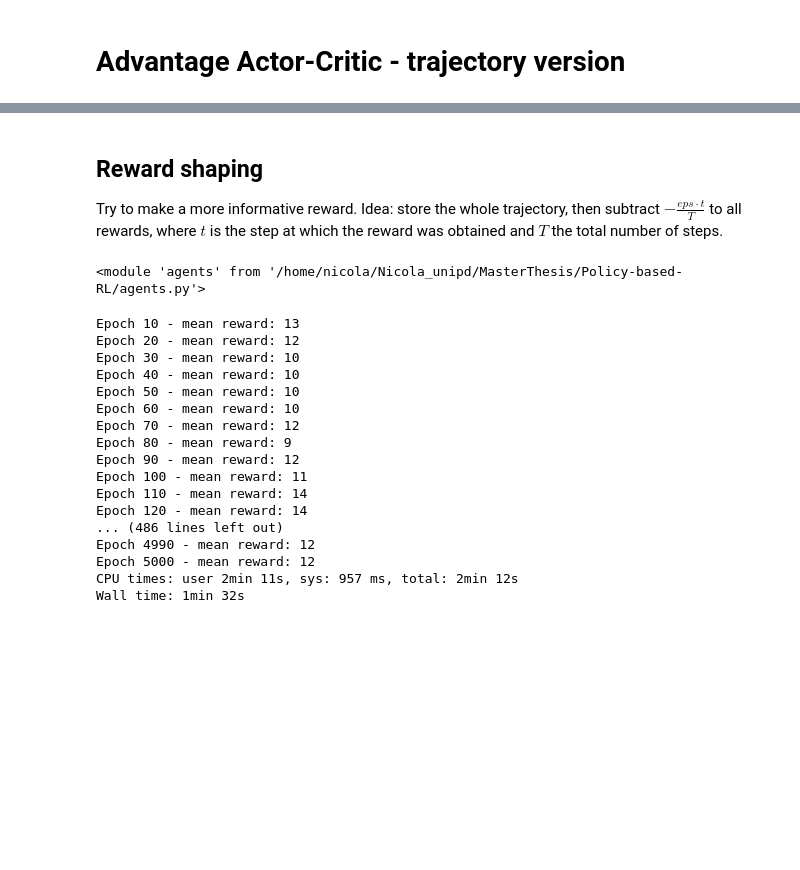
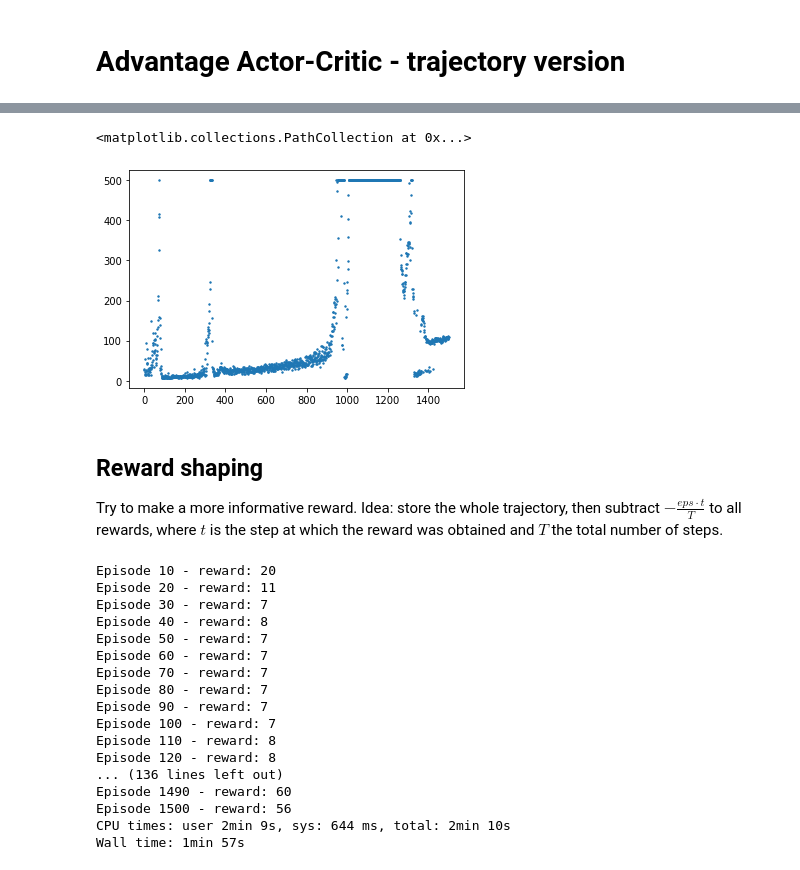
Before and after one commit to nicoladainese96/Policy-based-RL, a Jupyter notebook: cartpole_task.ipynb, the cells around one changed output, grey strips where cells are left out. Saved outputs shown, nothing was run; the diff lists cells and outputs as text; code cells hidden in the pictures; blank space fills up the shorter version.

```diff
--- a/cartpole_task.ipynb
+++ b/cartpole_task.ipynb
@@ -317,0 +230,3 @@ render_test_episode(agent_v1)
+# %%
+%%time
+agent_MC, performance_MC = train_cartpole_A2C(n_epochs=1500, lr=5e-3, TD=False)
@@ -317,0 +251,6 @@ render_test_episode(agent_v1)
+# %%
+episodes = np.arange(1,len(performance_MC)+1)
+plt.scatter(episodes, performance_MC, s=2)
+# %% [output]
+<matplotlib.collections.PathCollection at 0x...>
+[figure, added]
@@ -320,11 +261,6 @@ render_test_episode(agent_v1)
 
 Try to make a more informative reward.
 Idea: store the whole trajectory, then subtract $-\frac{eps \cdot t}{T}$ to all rewards, where $t$ is the step at which the reward was obtained and $T$ the total number of steps.
-# %%
-from importlib import reload
-reload(agents)
-# %% [output]
-<module 'agents' from '/home/nicola/Nicola_unipd/MasterThesis/Policy-based-RL/agents.py'>
 # %%
 def shape_rewards(r, eps, power=1):
     T = len(r)
@@ -373,22 +308,22 @@ def train_cartpole_A2C_v2(n_epochs = 100, n_batches = 1, lr = 0.01, gamma = 0.99
     return agent, np.array(performance)
 # %%
 %%time
-agent_v1, performance_v1 = train_cartpole_A2C_v2(n_epochs=5000, lr=5e-3, eps=1, power=2)
+agent_TD_sh, performance_TD_sh = train_cartpole_A2C_shaped(n_epochs=1500, lr=5e-3, power=2, eps=0.01)
 # %% [output]
-Epoch 10 - mean reward: 13
-Epoch 20 - mean reward: 12
-Epoch 30 - mean reward: 10
-Epoch 40 - mean reward: 10
-Epoch 50 - mean reward: 10
-Epoch 60 - mean reward: 10
-Epoch 70 - mean reward: 12
-Epoch 80 - mean reward: 9
-Epoch 90 - mean reward: 12
-Epoch 100 - mean reward: 11
-Epoch 110 - mean reward: 14
-Epoch 120 - mean reward: 14
-... (486 lines left out)
-Epoch 4990 - mean reward: 12
-Epoch 5000 - mean reward: 12
-CPU times: user 2min 11s, sys: 957 ms, total: 2min 12s
-Wall time: 1min 32s
+Episode 10 - reward: 20
+Episode 20 - reward: 11
+Episode 30 - reward: 7
+Episode 40 - reward: 8
+Episode 50 - reward: 7
+Episode 60 - reward: 7
+Episode 70 - reward: 7
+Episode 80 - reward: 7
+Episode 90 - reward: 7
+Episode 100 - reward: 7
+Episode 110 - reward: 8
+Episode 120 - reward: 8
+... (136 lines left out)
+Episode 1490 - reward: 60
+Episode 1500 - reward: 56
+CPU times: user 2min 9s, sys: 644 ms, total: 2min 10s
+Wall time: 1min 57s
```
Also changed, not shown: parts of 44 cells of this notebook, 8 other files.
